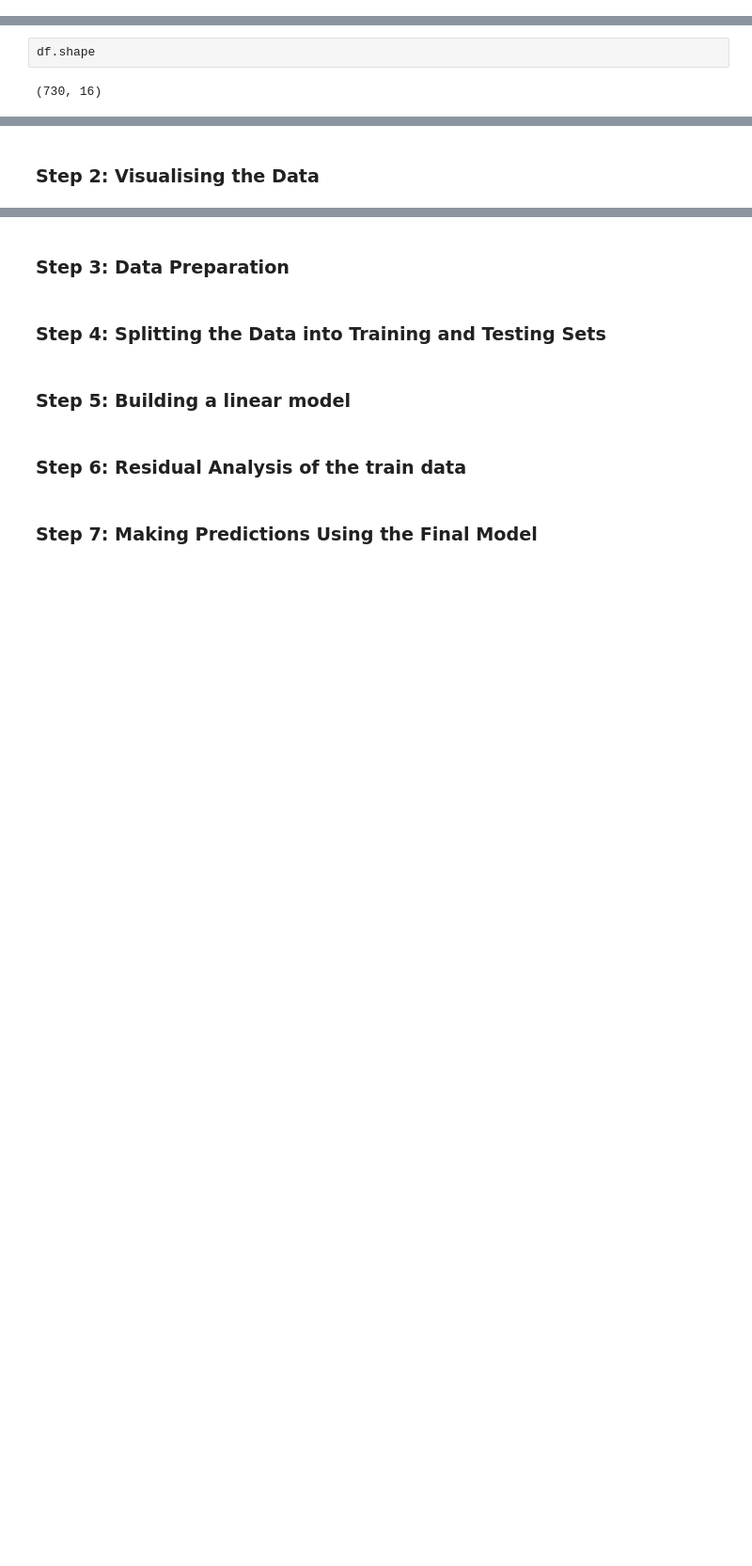
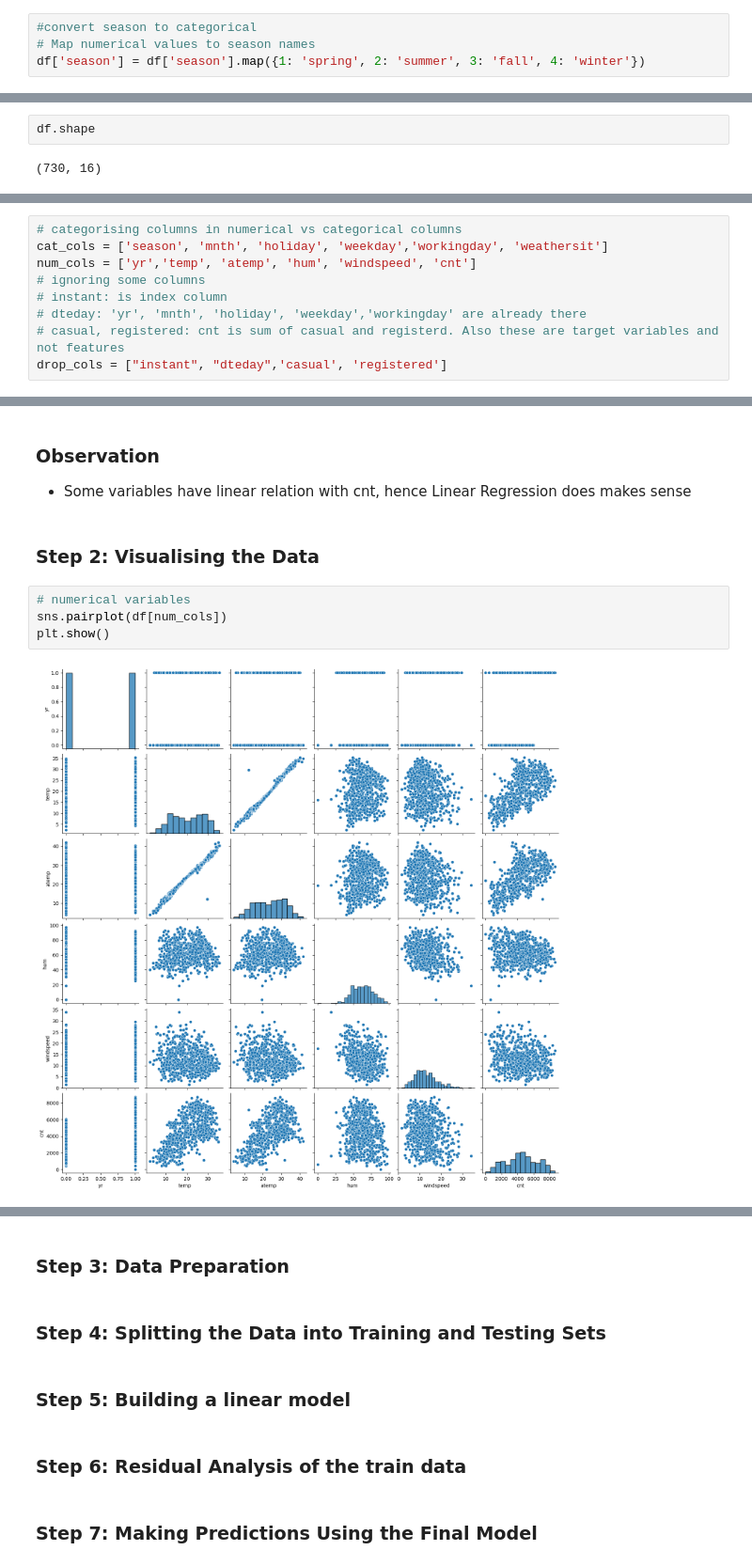
Before and after one commit to kamit1983/Bike_Sharing_Assignment, a Jupyter notebook: Boombikes.ipynb, the cells around one changed output, grey strips where cells are left out. Shown: that part at 94% size. Saved outputs shown, nothing was run; the diff lists cells and outputs as text; blank space fills up the shorter version.

```diff
--- a/Boombikes.ipynb
+++ b/Boombikes.ipynb
@@ -40,0 +35,4 @@ df.head()
+# %%
+#convert season to categorical
+# Map numerical values to season names
+df['season'] = df['season'].map({1: 'spring', 2: 'summer', 3: 'fall', 4: 'winter'})
@@ -44,0 +72,9 @@ df.shape
+# %%
+# categorising columns in numerical vs categorical columns
+cat_cols = ['season', 'mnth', 'holiday', 'weekday','workingday', 'weathersit']
+num_cols = ['yr','temp', 'atemp', 'hum', 'windspeed', 'cnt']
+# ignoring some columns
+# instant: is index column
+# dteday: 'yr', 'mnth', 'holiday', 'weekday','workingday' are already there
+# casual, registered: cnt is sum of casual and registerd. Also these are target variables and not features
+drop_cols = ["instant", "dteday",'casual', 'registered']
@@ -45,2 +93,11 @@ df.shape
+# %% [markdown]
+### Observation
+- Some variables have linear relation with cnt, hence Linear Regression does makes sense
 # %% [markdown]
 ### Step 2: Visualising the Data
+# %%
+# numerical variables
+sns.pairplot(df[num_cols])
+plt.show()
+# %% [output]
+[figure, added]
```
Also changed, not shown: parts of 8 cells of this notebook, 1 other file.
